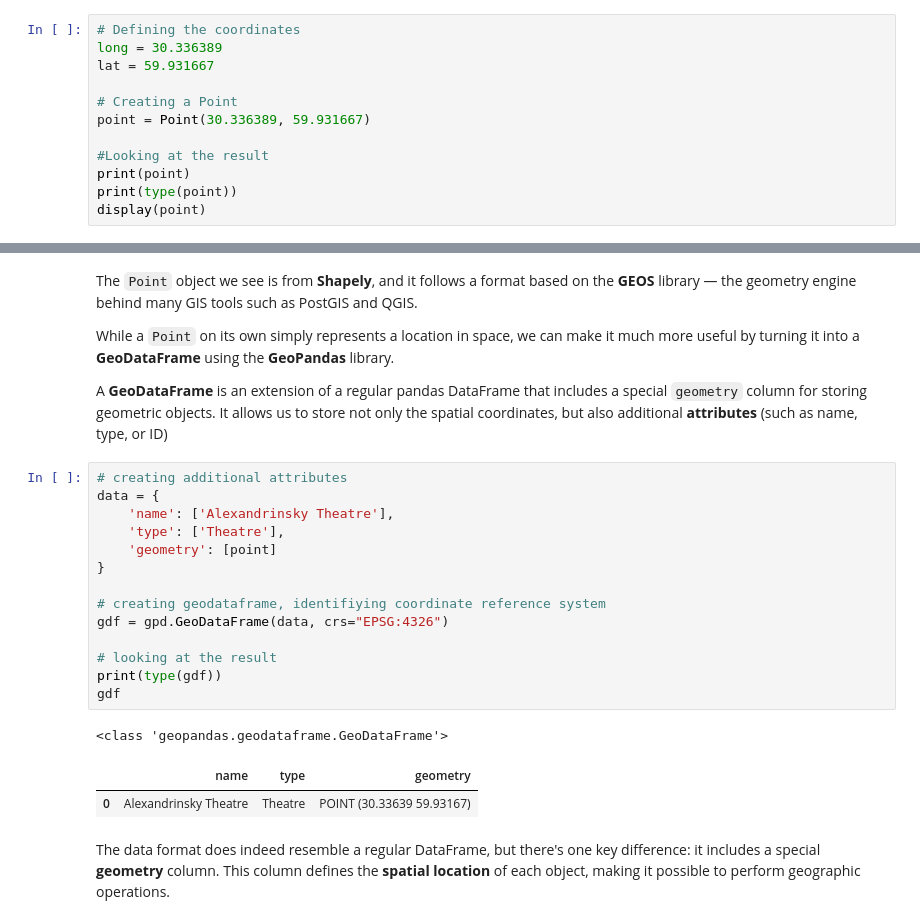
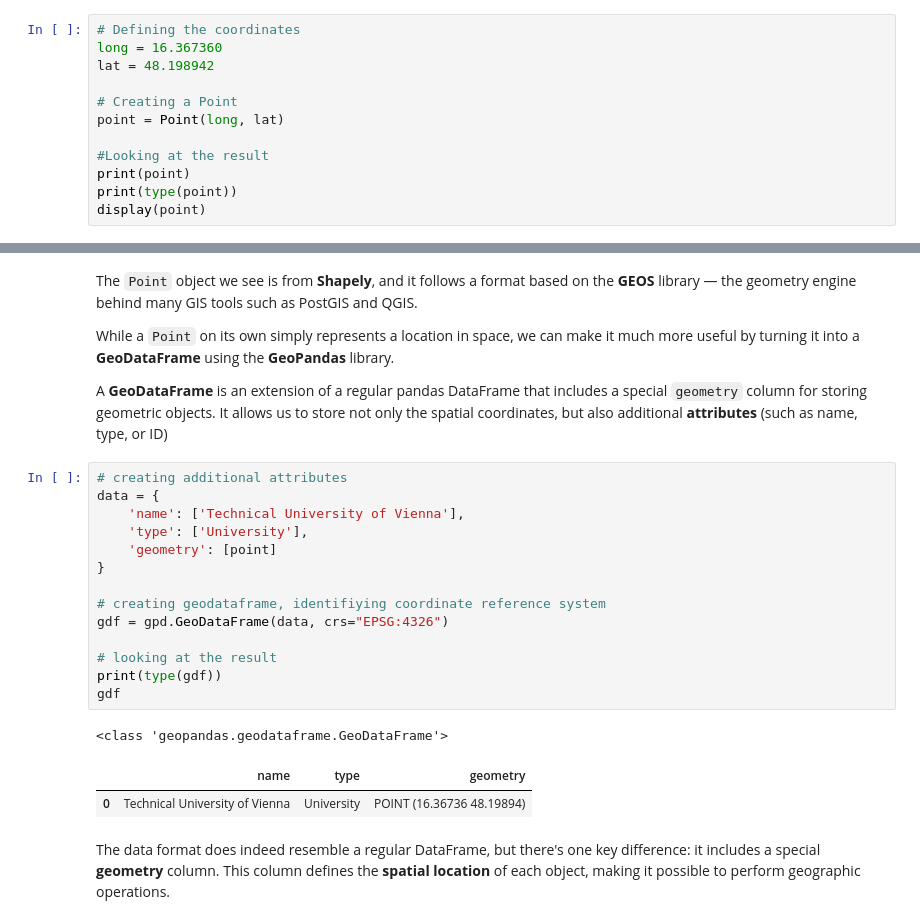
Before and after one commit to bella-mir/urbanCartoPy, a Jupyter notebook: _sources/modules/module_1/module_11.ipynb, the cells around one changed output, grey strips where cells are left out. Cells and saved outputs as stored; diff of their text form.

```diff
--- a/_sources/modules/module_1/module_11.ipynb
+++ b/_sources/modules/module_1/module_11.ipynb
@@ -51,11 +51,11 @@ Points represent features that have a specific location but no area or length. F
 Let's create a point based on known coordinates - longitude and latitude
 # %%
 # Defining the coordinates
-long = 30.336389
-lat = 59.931667
+long = 16.367360
+lat = 48.198942
 
 # Creating a Point
-point = Point(30.336389, 59.931667)
+point = Point(long, lat)
 
 #Looking at the result
 print(point)
@@ -74,21 +74,21 @@ A **GeoDataFrame** is an extension of a regular pandas DataFrame that includes a
 # %%
 # creating additional attributes
 data = {
-    'name': ['Alexandrinsky Theatre'],
-    'type': ['Theatre'],
+    'name': ['Technical University of Vienna'],
+    'type': ['University'],
     'geometry': [point]
 }
 
 # creating geodataframe, identifiying coordinate reference system
 gdf = gpd.GeoDataFrame(data, crs="EPSG:4326")
 
 # looking at the result
 print(type(gdf))
 gdf
 # %% [output]
 <class 'geopandas.geodataframe.GeoDataFrame'>
 |  | name | type | geometry |
-| 0 | Alexandrinsky Theatre | Theatre | POINT (30.33639 59.93167) |
+| 0 | Technical University of Vienna | University | POINT (16.36736 48.19894) |
 # %% [markdown]
 The data format does indeed resemble a regular DataFrame, but there's one key difference: it includes a special **geometry** column. This column defines the **spatial location** of each object, making it possible to perform geographic operations.
 # %% [markdown]
```
Also changed, not shown: parts of 5 cells of this notebook, 15 other files.
